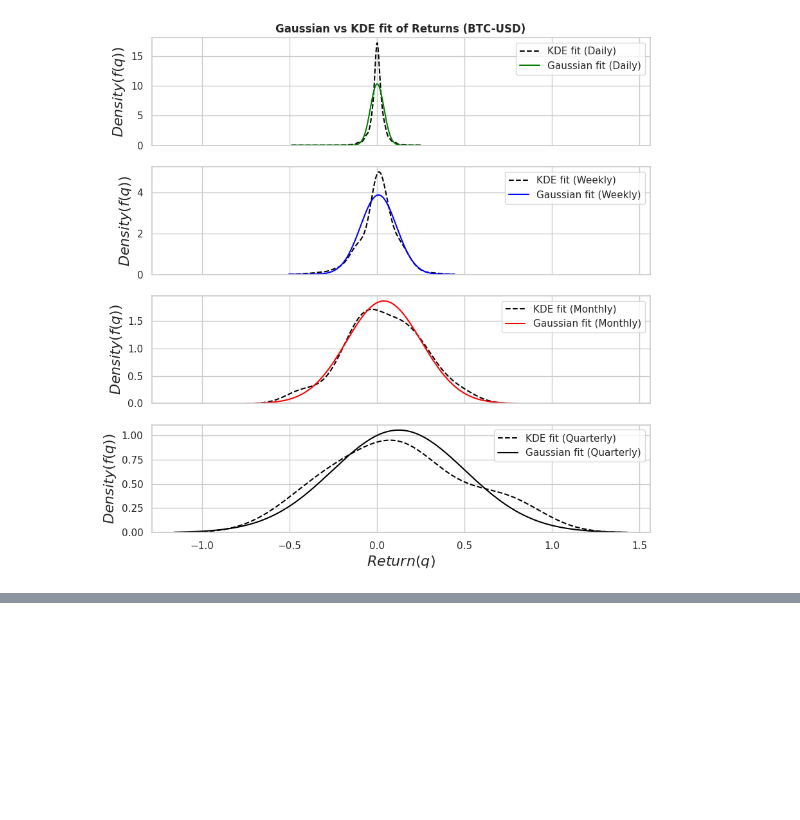
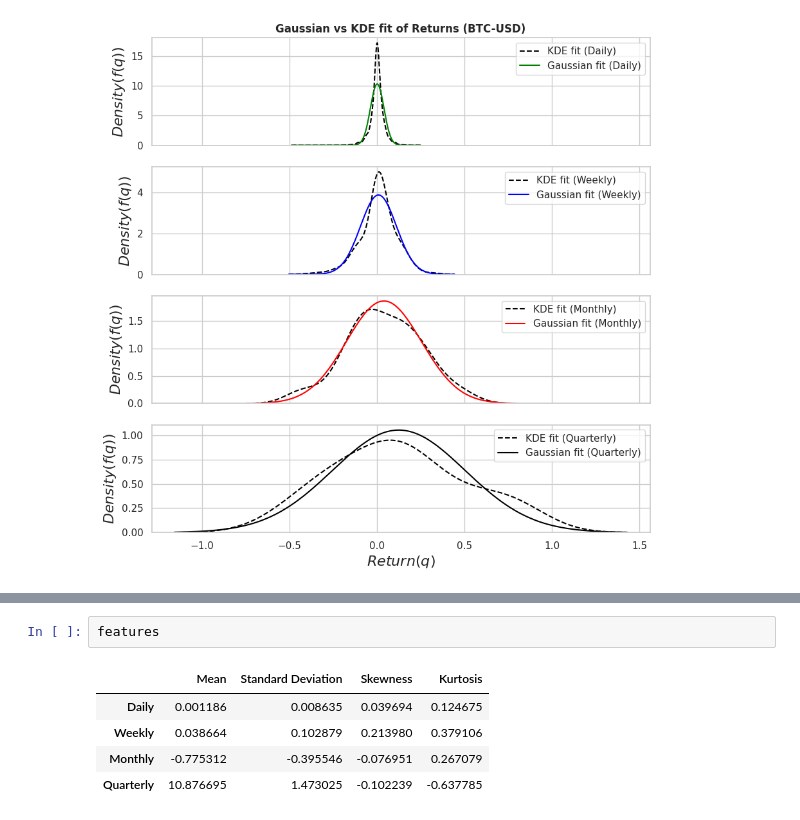
Before and after one commit to amirgholizad/tails_of_distributions, a Jupyter notebook: moving_distributions.ipynb, the cells around one changed output, grey strips where cells are left out. Saved outputs shown, nothing was run; the diff lists cells and outputs as text; blank space fills up the shorter version.

```diff
--- a/moving_distributions.ipynb
+++ b/moving_distributions.ipynb
@@ -190,0 +181,8 @@ features.plot()
+# %%
+features
+# %% [output]
+|  | Mean | Standard Deviation | Skewness | Kurtosis |
+| Daily | 0.001186 | 0.008635 | 0.039694 | 0.124675 |
+| Weekly | 0.038664 | 0.102879 | 0.213980 | 0.379106 |
+| Monthly | -0.775312 | -0.395546 | -0.076951 | 0.267079 |
+| Quarterly | 10.876695 | 1.473025 | -0.102239 | -0.637785 |
```
Also changed, not shown: parts of 11 cells of this notebook, 1 other file.
